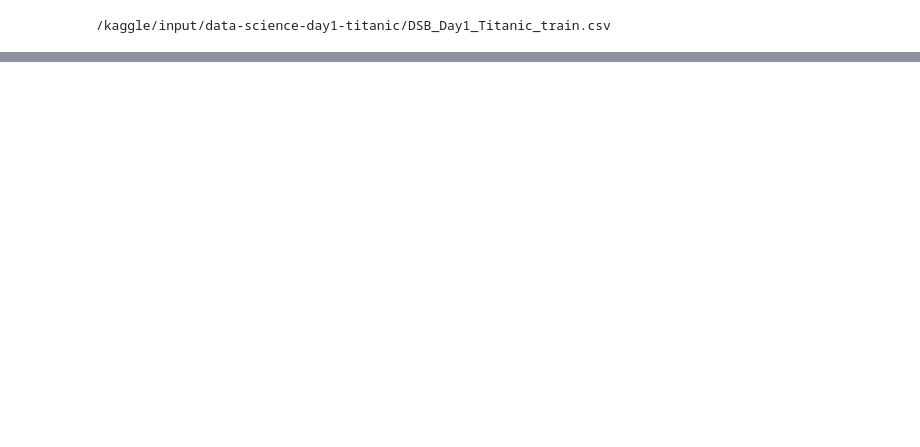
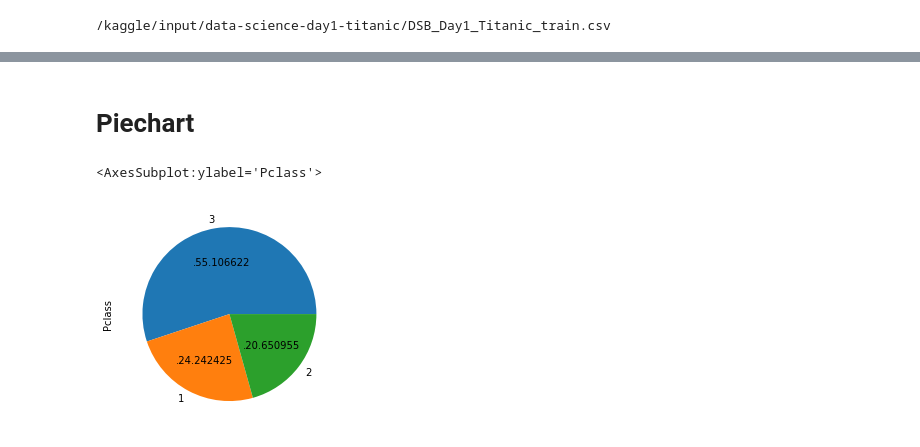
Before and after one commit to Prashant6306/100_days_of_ml, a Jupyter notebook: day-20-eda-using-univariate-analysis.ipynb, the cells around one changed output, grey strips where cells are left out. Drawn from its saved outputs; the diff is of its cells as text; code cells hidden in the pictures; blank space fills up the shorter version.

```diff
--- a/day-20-eda-using-univariate-analysis.ipynb
+++ b/day-20-eda-using-univariate-analysis.ipynb
@@ -20,0 +125,7 @@ for dirname, _, filenames in os.walk('/kaggle/input'):
+# %% [markdown]
+# Piechart
+# %%
+df["Pclass"].value_counts().plot(kind="pie",autopct=".%2f")
+# %% [output]
+<AxesSubplot:ylabel='Pclass'>
+[figure, added]
```
Also changed, not shown: parts of 26 cells of this notebook.
